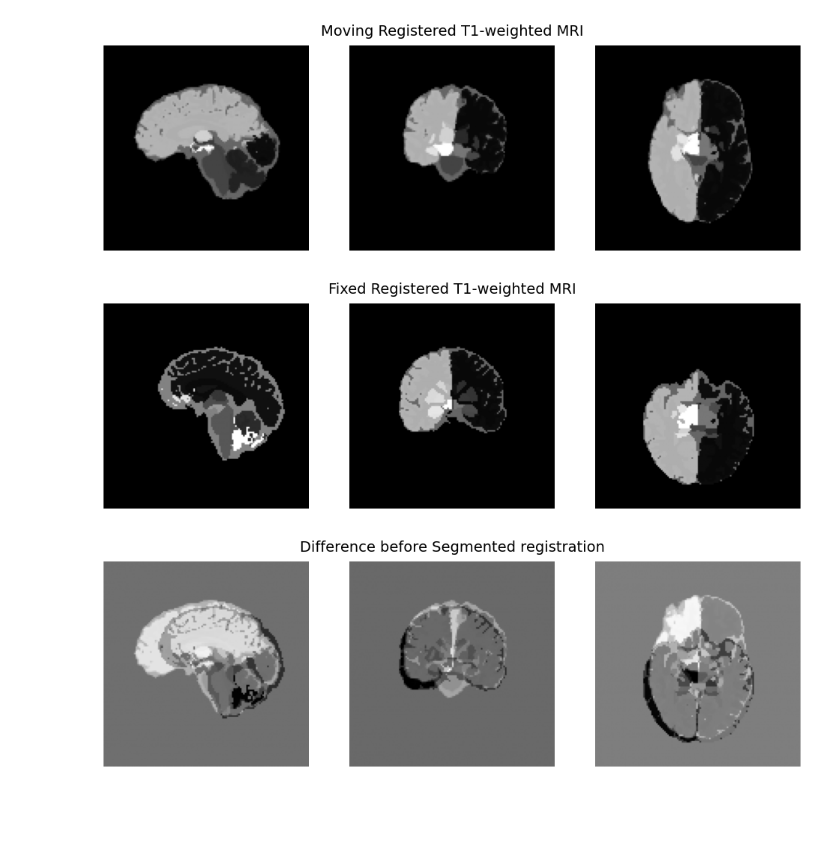
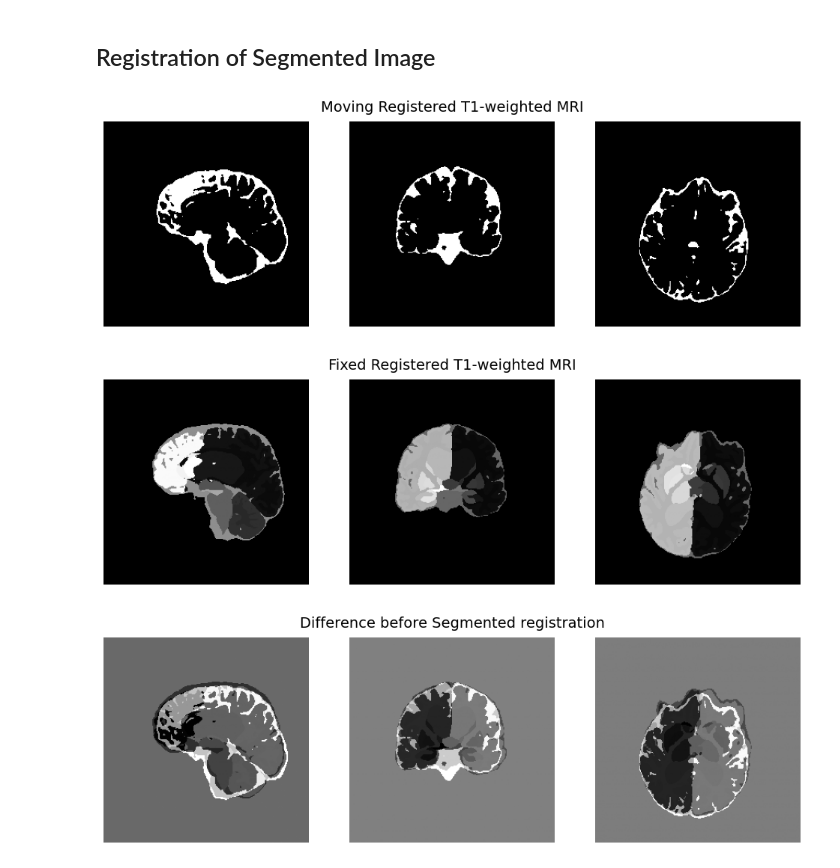
Before and after one commit to akisg/DL_RAVENS, a Jupyter notebook: RAVENS_MRI_Pipeline.ipynb, the cells around one changed output. Drawn from its saved outputs; the diff is of its cells as text; code cells hidden in the pictures; blank space fills up the shorter version.

```diff
--- a/RAVENS_MRI_Pipeline.ipynb
+++ b/RAVENS_MRI_Pipeline.ipynb
@@ -74,0 +231,21 @@ def show(x, title=None):
+# %%
+# Load both volumes
+########### t1_fixed = sf.load_volume(img1_path).resize(voxsize=2).reshape(shape).reorient('ILP')
+t1_fixed = sf.load_volume(img1_path).reshape(shape).reorient('ILP')
+
+t1_moving = sf.load_volume(img2_path).resample_like(t1_fixed)
+
+# t1_moving = sf.load_volume(img2_path).resize(voxsize=2).reshape(shape).reorient('ILP')  # Reorient to match
+
+# Now, their shapes will be identical by definition
+print("t1_fixed.shape", t1_fixed.shape)
+print("t1_moving.shape", t1_moving.shape)
+
+# t1_moving = t1_moving.resample_like(t1_fixed)
+
+# # The subtraction will now succeed
+before = normalize(t1_moving) - normalize(t1_fixed)
+show(t1_moving, title='Moving T1-weighted MRI')
+
+show(t1_fixed, title='Fixed T1-weighted MRI')
+show(before, title='Difference before registration')
@@ -98,13 +285,13 @@ import os
 # STEP 1:
 # Segmentation with SynthSeg
 NUMTHD = 4
-out_dir = '.'
+out_dir = 'output'
 
 sub_id = "Img1"
-sub_img = "./Img1_T1.nii.gz"
+sub_img = img1_path
 
 ref_id = "Img2"
-ref_img = "./Img2_T1.nii.gz"
+ref_img = img2_path
 
 # Skull stripped images
 # sub_id = "Img1"
@@ -145,7 +332,9 @@ for tmp_id, tmp_img in [[sub_id, sub_img], [ref_id, ref_img]]:
         print(f'Out file exists, skip: {out_seg}')
 
 
-t1_seg = sf.load_volume(out_seg).resize(voxsize=2).reshape(shape).reorient('ILP')
+# t1_seg = sf.load_volume(out_seg).resize(voxsize=2).reshape(shape).reorient('ILP')
+t1_seg = sf.load_volume(out_seg).reshape(shape).reorient('ILP')
+
 
 show(t1_seg, title='Segmented T1-weighted MRI')
 # %% [output]
@@ -239,17 +488,29 @@ show(moved - fixed, title='Difference after registration 2')
+# %% [markdown]
+## Registration of Segmented Image
 # %%
 # Difference of Segmented images before registration.
-t1_fixed_seg = sf.load_volume('segmented/Img1/Img1_Seg.nii.gz').resize(voxsize=2).reshape(shape).reorient('ILP')
+# t1_fixed_seg = sf.load_volume('output/segmented/Img1/Img1_Seg.nii.gz').resize(voxsize=2).reshape(shape).reorient('ILP')
+#######t1_fixed_seg = sf.load_volume('output/segmented/Img1/Img1_Seg.nii.gz').resize(voxsize=2).reshape(shape).reorient('ILP')
+t1_fixed_seg = sf.load_volume('output/segmented/Img1/Img1_Seg.nii.gz').reshape(shape).reorient('ILP')
+
+
 # t1_moving_seg = sf.load_volume('segmented/Img2/Img2_Seg.nii.gz').resample_like(moving)
-t1_moving_seg = sf.load_volume('segmented/Img2/Img2_Seg.nii.gz').resample_like(t1_fixed_seg)
+# t1_moving_seg = sf.load_volume('output/segmented/Img2/Img2_Seg.nii.gz').resample_like(t1_fixed)
+
+# t1_moving_seg = sf.load_volume('output/csf_binary_mask.nii.gz').resample_like(t1_fixed)
+t1_moving_seg = sf.load_volume('output/csf_binary_mask.nii.gz')
+
+
+
 before = normalize(t1_moving_seg) - normalize(t1_fixed_seg)
 
 show(t1_moving_seg, title='Moving Registered T1-weighted MRI')
 show(t1_fixed_seg, title='Fixed Registered T1-weighted MRI')
 show(before, title='Difference before Segmented registration')
 # %% [output]
-[figure, old version]
+[figure, new version]
-[figure, old version]
+[figure, new version]
-[figure, old version]
+[figure, new version]
 # %%
 # # Registration of Segmented Image
 # moving = normalize(t1_moving)
```
Also changed, not shown: parts of 39 cells of this notebook.
